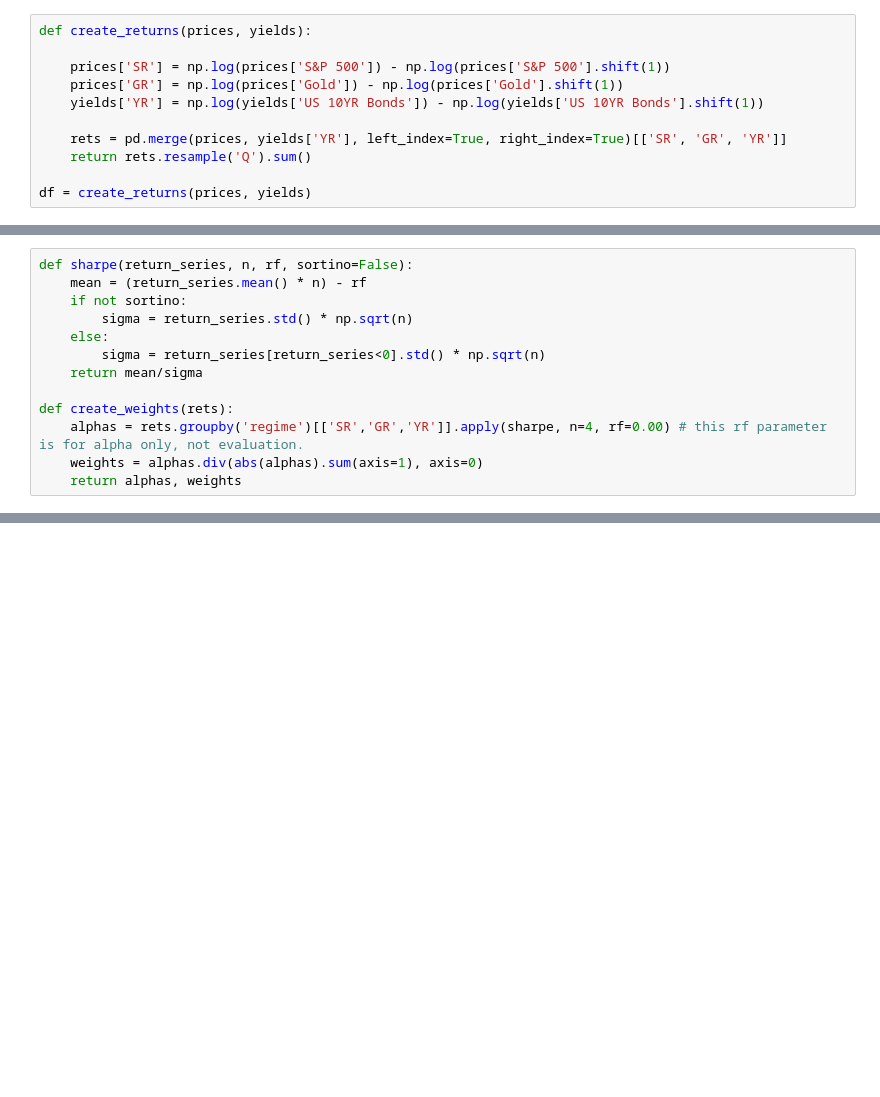
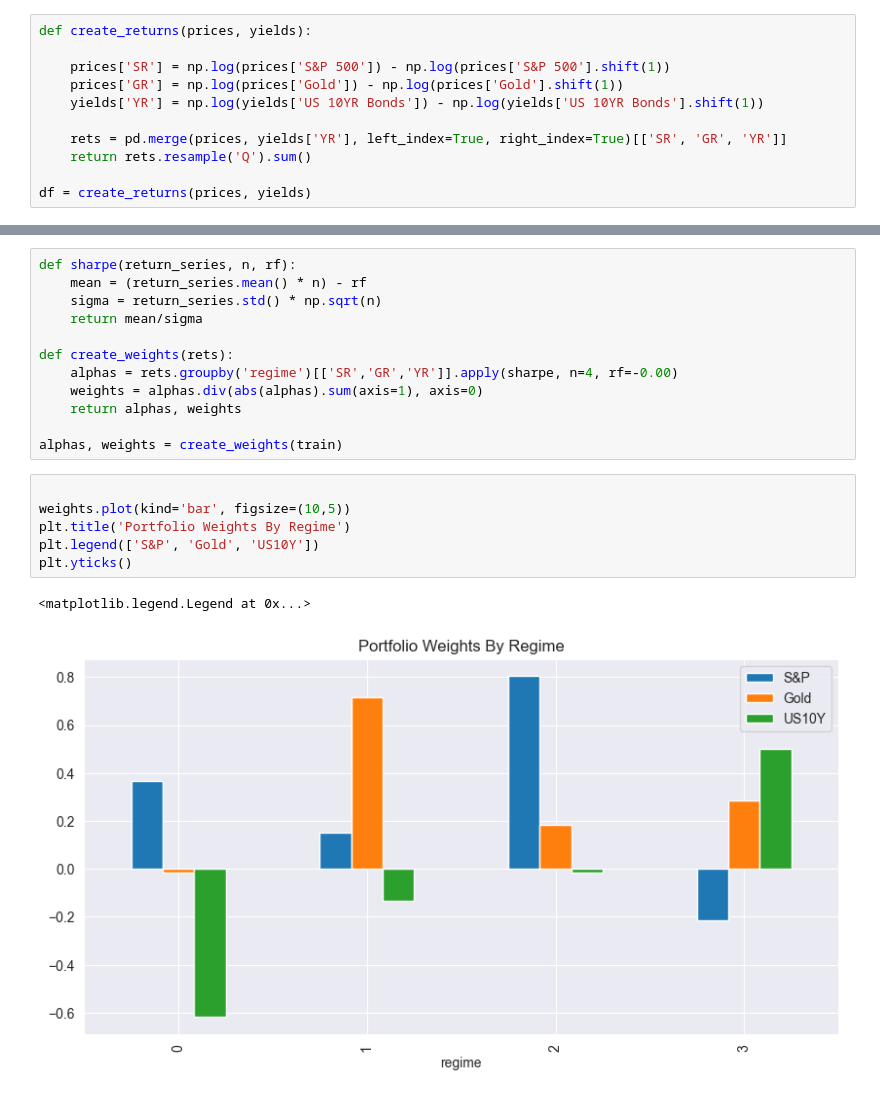
Before and after one commit to ryanczm/qr, a Jupyter notebook: economic_regime_avm.ipynb, the cells around one changed output, grey strips where cells are left out. Cells and saved outputs as stored; diff of their text form; blank space fills up the shorter version.

```diff
--- a/economic_regime_avm.ipynb
+++ b/economic_regime_avm.ipynb
@@ -80,13 +64,0 @@ The barchart shows the portfolio allocation in each regime.
-# %%
-def sharpe(return_series, n, rf, sortino=False):
-    mean = (return_series.mean() * n) - rf
-    if not sortino:
-        sigma = return_series.std() * np.sqrt(n)
-    else:
-        sigma = return_series[return_series<0].std() * np.sqrt(n)
-    return mean/sigma
-
-def create_weights(rets):
-    alphas = rets.groupby('regime')[['SR','GR','YR']].apply(sharpe, n=4, rf=0.00) # this rf parameter is for alpha only, not evaluation.
-    weights = alphas.div(abs(alphas).sum(axis=1), axis=0)
-    return alphas, weights
@@ -187,0 +102,21 @@ We could consider making the weights market-neutral and evaluate performance by
+# %%
+def sharpe(return_series, n, rf):
+    mean = (return_series.mean() * n) - rf
+    sigma = return_series.std() * np.sqrt(n)
+    return mean/sigma
+
+def create_weights(rets):
+    alphas = rets.groupby('regime')[['SR','GR','YR']].apply(sharpe, n=4, rf=-0.00)
+    weights = alphas.div(abs(alphas).sum(axis=1), axis=0)
+    return alphas, weights
+
+alphas, weights = create_weights(train)
+# %%
+
+weights.plot(kind='bar', figsize=(10,5))
+plt.title('Portfolio Weights By Regime')
+plt.legend(['S&P', 'Gold', 'US10Y'])
+plt.yticks()
+# %% [output]
+<matplotlib.legend.Legend at 0x...>
+[figure, added]
```
Also changed, not shown: parts of 41 cells of this notebook, 7 other files.
